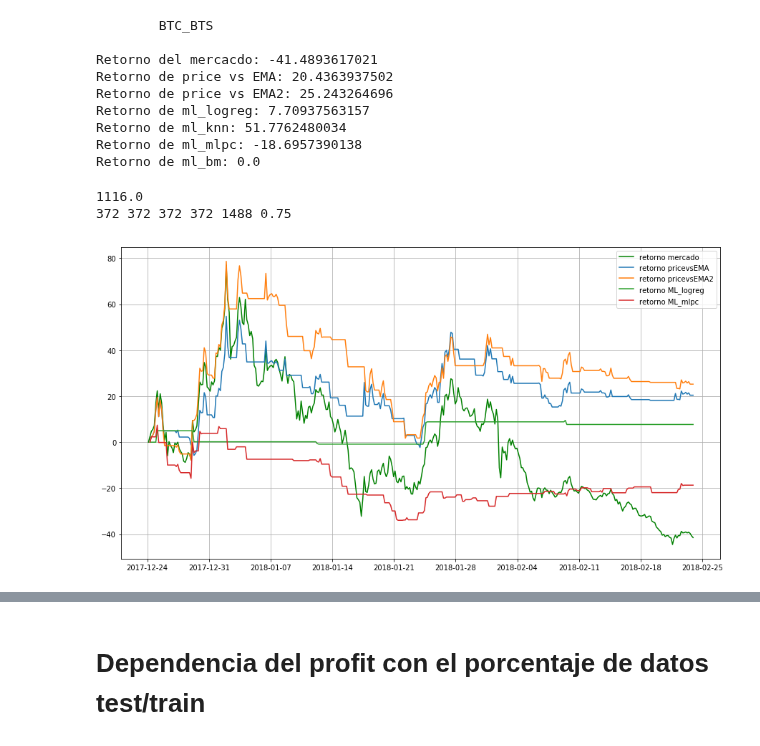
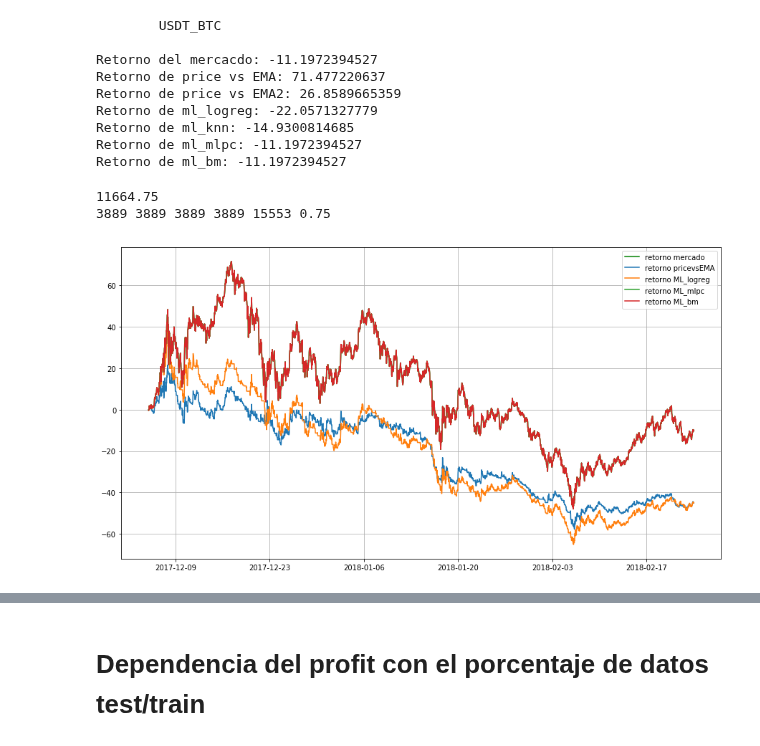
Before and after one commit to ADCryptoSolutions/adcb, a Jupyter notebook: StrategiesTest.ipynb, the cells around one changed output, grey strips where cells are left out. Drawn from its saved outputs; the diff is of its cells as text; code cells hidden in the pictures.

```diff
--- a/StrategiesTest.ipynb
+++ b/StrategiesTest.ipynb
@@ -8,14 +8,14 @@ import json
 %matplotlib inline
 plt.rcParams['figure.figsize'] = 15, 8
 
-pair="BTC_BTS"
+pair="USDT_BTC"
 pair2 = "BTC_XMR"
 pair3 = "BTC_ETH"
 pair4 = "BTC_STR"
 
-start=string2ts("2017-12-24 00:00:00")
+start=string2ts("2017-12-05 00:00:00")
 end=string2ts("2018-02-24 00:00:00")
-period=3600*4
+period=3600*2
 
 # trayendo y preparando datos
 df  = prepareData(pair=pair,
@@ -108,36 +108,35 @@ print 'Retorno del mercacdo: %s'%(marketRet)
 print 'Retorno de price vs EMA: %s'%(relativeReturn2*100)
 print 'Retorno de price vs EMA2: %s'%(relativeReturn3*100)
 print 'Retorno de ml_logreg: %s'%(relativeReturn4*100)
-print 'Retorno de ml_knn: %s'%(relativeReturn6*100)
+print 'Retorno de ml_knn: %s'%(v6[-1]*100)
 print 'Retorno de ml_mlpc: %s'%(relativeReturn7*100)
 print 'Retorno de ml_bm: %s'%(v8[-1]*100)
 # %% [output]
-        BTC_BTS
+        USDT_BTC
 
-Retorno del mercacdo: -41.4893617021
-Retorno de price vs EMA: 20.4363937502
-Retorno de price vs EMA2: 25.243264696
-Retorno de ml_logreg: 7.70937563157
-Retorno de ml_knn: 51.7762480034
-Retorno de ml_mlpc: -18.6957390138
-Retorno de ml_bm: 0.0
+Retorno del mercacdo: -11.1972394527
+Retorno de price vs EMA: 71.477220637
+Retorno de price vs EMA2: 26.8589665359
+Retorno de ml_logreg: -22.0571327779
+Retorno de ml_knn: -14.9300814685
+Retorno de ml_mlpc: -11.1972394527
+Retorno de ml_bm: -11.1972394527
 # %%
 plt.plot(df.index[:],cum_return1*100,'g', label='retorno mercado')
 #plt.plot(df.index[:],v*100,'y',label='retorno EMAvsSMA')
 plt.plot(df.index[:],v2*100, label='retorno pricevsEMA')
-plt.plot(df.index[:],v3*100, label='retorno pricevsEMA2')
+#plt.plot(df.index[:],v3*100, label='retorno pricevsEMA2')
 plt.plot(df12.index[int(len(df12)*per):],v4*100,label='retorno ML_logreg')
 #plt.plot(df2.index[int(len(df2)*per):],v5*100,label='retorno ML_randfor')
 #plt.plot(df12.index[int(len(df12)*per):],v6*100,label='retorno ML_knn')
 plt.plot(df12.index[int(len(df12)*per):],v7*100,label='retorno ML_mlpc')
-#plt.plot(df12.index[int(len(df12)*per):],v8*100,label='retorno ML_bm')
-
+plt.plot(df12.index[int(len(df12)*per):],v8*100,label='retorno ML_bm')
 plt.legend(loc='best')
 plt.grid()
 
 print len(df12)*per
 print len(df12.index[int(len(df12)*per):]), len(v4), len(v2), len(df.index), len(df12.index), per
 # %% [output]
-1116.0
-372 372 372 372 1488 0.75
+11664.75
+3889 3889 3889 3889 15553 0.75
-[figure, old version]
+[figure, new version]
```
Also changed, not shown: parts of 7 cells of this notebook, 2 other files.
